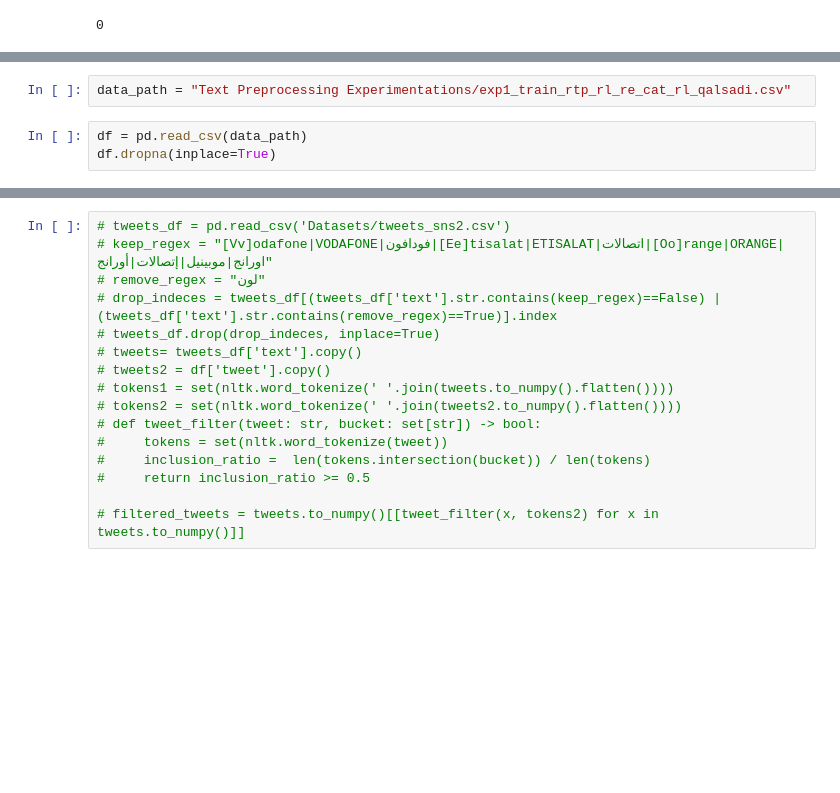
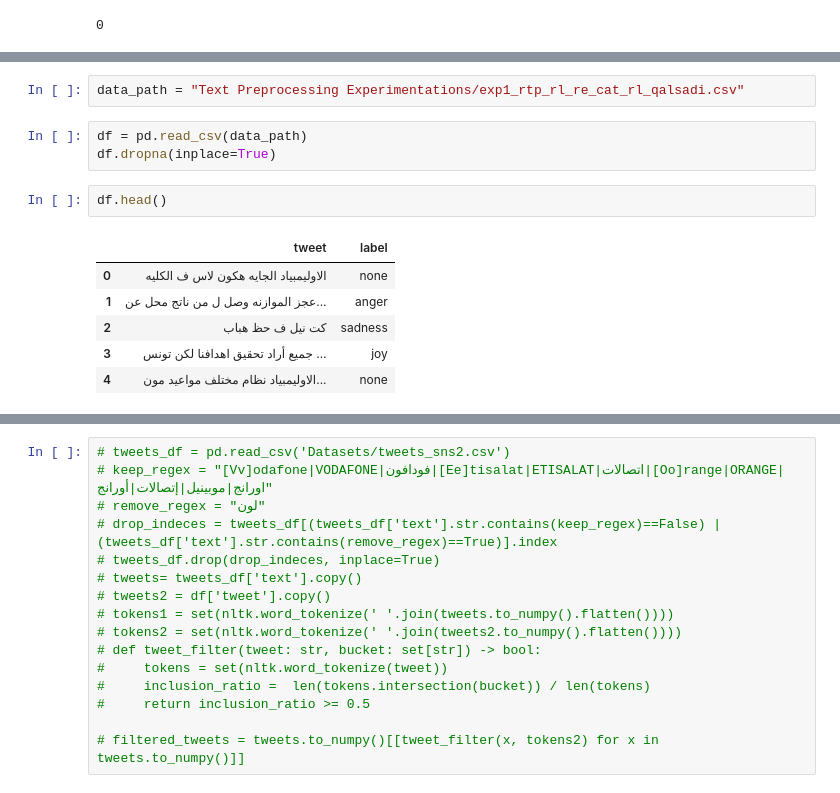
Before and after one commit to 3omara/Arabic-Sentiment-Analysis, a Jupyter notebook: ML_Models.ipynb, the cells around one changed output, grey strips where cells are left out. Cells and saved outputs as stored; diff of their text form; blank space fills up the shorter version.

```diff
--- a/ML_Models.ipynb
+++ b/ML_Models.ipynb
@@ -56,5 +59,14 @@ from lexicon import calc_lexicon
 # %%
-data_path = "Text Preprocessing Experimentations/exp1_train_rtp_rl_re_cat_rl_qalsadi.csv"
+data_path = "Text Preprocessing Experimentations/exp1_rtp_rl_re_cat_rl_qalsadi.csv"
 # %%
 df = pd.read_csv(data_path)
 df.dropna(inplace=True)
+# %%
+df.head()
+# %% [output]
+|  | tweet | label |
+| 0 | الاوليمبياد الجايه هكون لاس ف الكليه | none |
+| 1 | عجز الموازنه وصل ل من ناتج محل عن... | anger |
+| 2 | كت نيل ف حظ هباب | sadness |
+| 3 | جميع أراد تحقيق اهدافنا لكن تونس ... | joy |
+| 4 | الاوليمبياد نظام مختلف مواعيد مون... | none |
```
Also changed, not shown: parts of 28 cells of this notebook, 59 other files.
